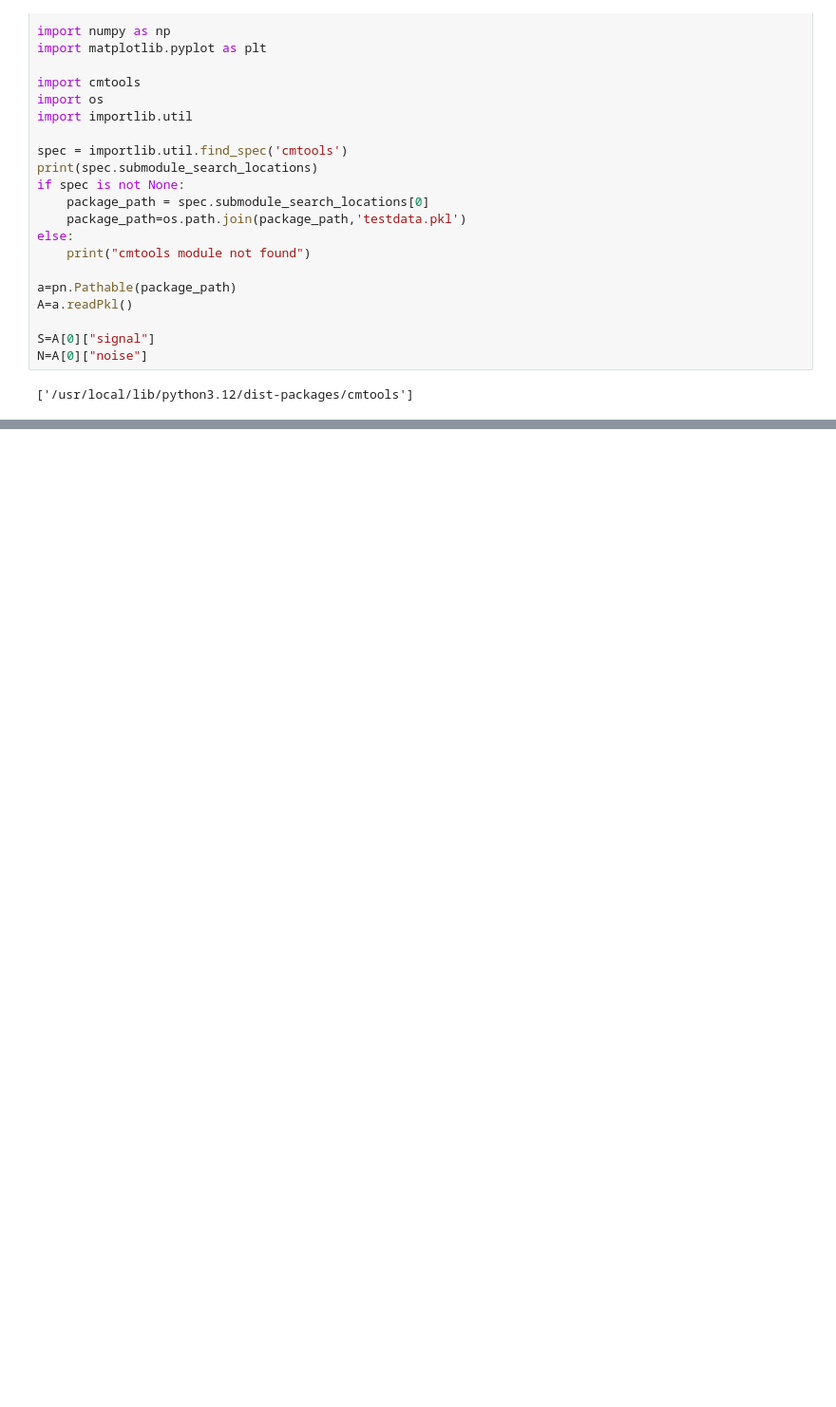
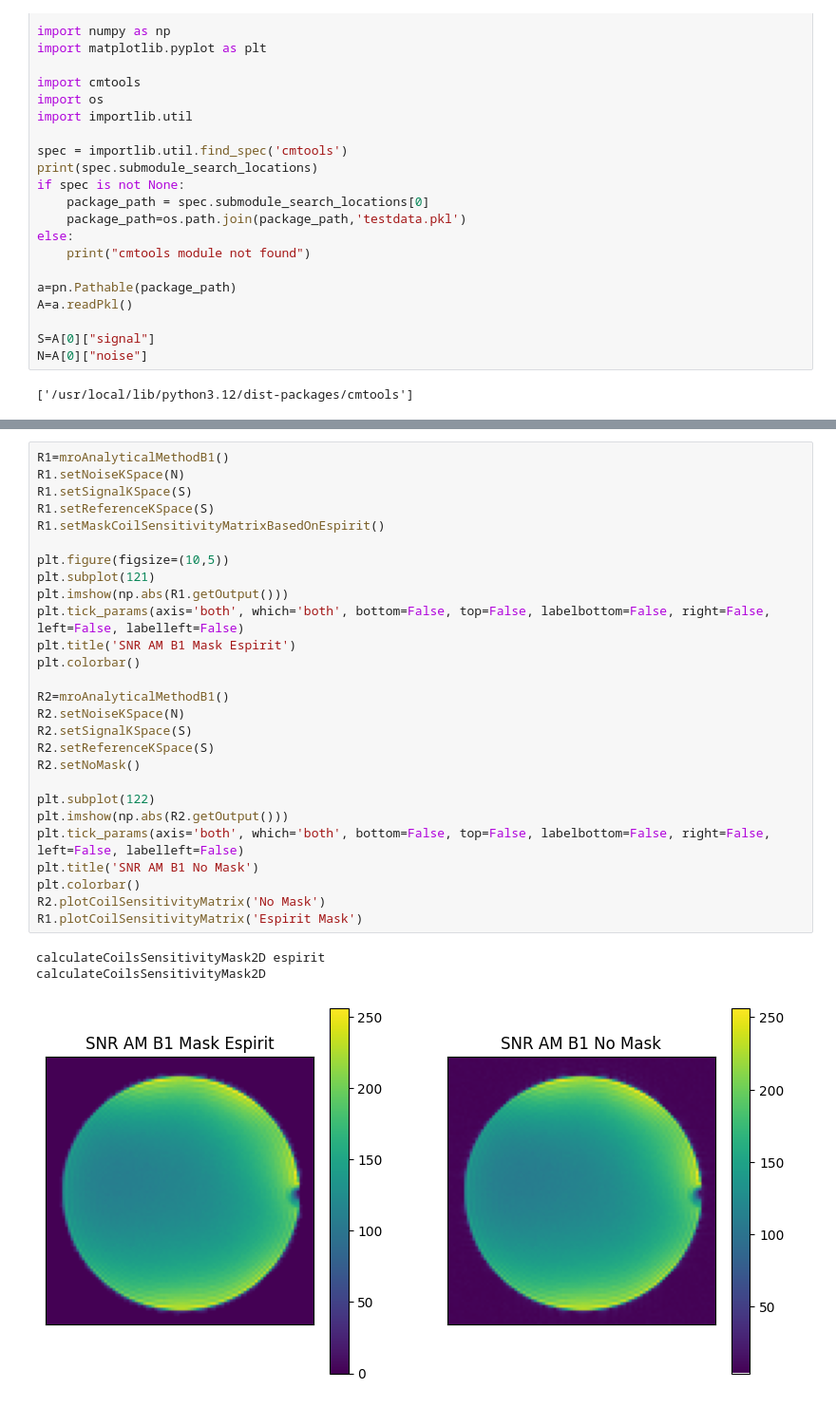
Before and after one commit to cloudmrhub/mroptimum-tools, a Jupyter notebook: mroptimum_tools.ipynb, the cells around one changed output, grey strips where cells are left out. Shown at 95% size. Saved outputs shown, nothing was run; the diff lists cells and outputs as text; blank space fills up the shorter version.

```diff
--- a/mroptimum_tools.ipynb
+++ b/mroptimum_tools.ipynb
@@ -83,0 +99,31 @@ N=A[0]["noise"]
+# %%
+R1=mroAnalyticalMethodB1()
+R1.setNoiseKSpace(N)
+R1.setSignalKSpace(S)
+R1.setReferenceKSpace(S)
+R1.setMaskCoilSensitivityMatrixBasedOnEspirit()
+
+plt.figure(figsize=(10,5))
+plt.subplot(121)
+plt.imshow(np.abs(R1.getOutput()))
+plt.tick_params(axis='both', which='both', bottom=False, top=False, labelbottom=False, right=False, left=False, labelleft=False)
+plt.title('SNR AM B1 Mask Espirit')
+plt.colorbar()
+
+R2=mroAnalyticalMethodB1()
+R2.setNoiseKSpace(N)
+R2.setSignalKSpace(S)
+R2.setReferenceKSpace(S)
+R2.setNoMask()
+
+plt.subplot(122)
+plt.imshow(np.abs(R2.getOutput()))
+plt.tick_params(axis='both', which='both', bottom=False, top=False, labelbottom=False, right=False, left=False, labelleft=False)
+plt.title('SNR AM B1 No Mask')
+plt.colorbar()
+R2.plotCoilSensitivityMatrix('No Mask')
+R1.plotCoilSensitivityMatrix('Espirit Mask')
+# %% [output]
+calculateCoilsSensitivityMask2D espirit
+calculateCoilsSensitivityMask2D
+[figure, added]
```
Also changed, not shown: parts of 10 cells of this notebook.
